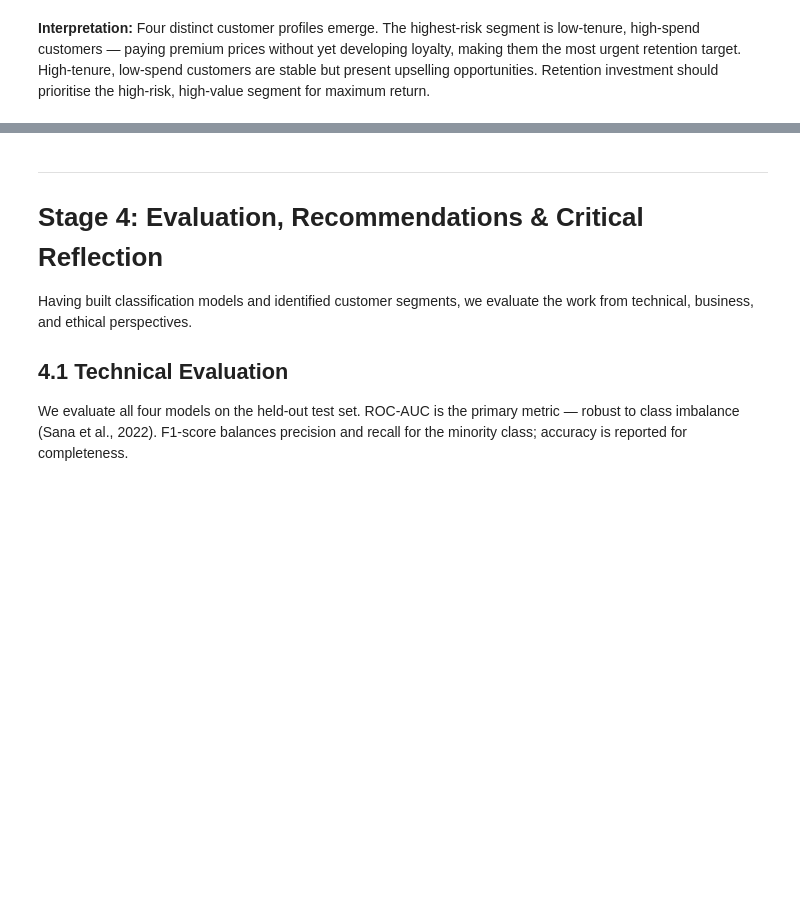
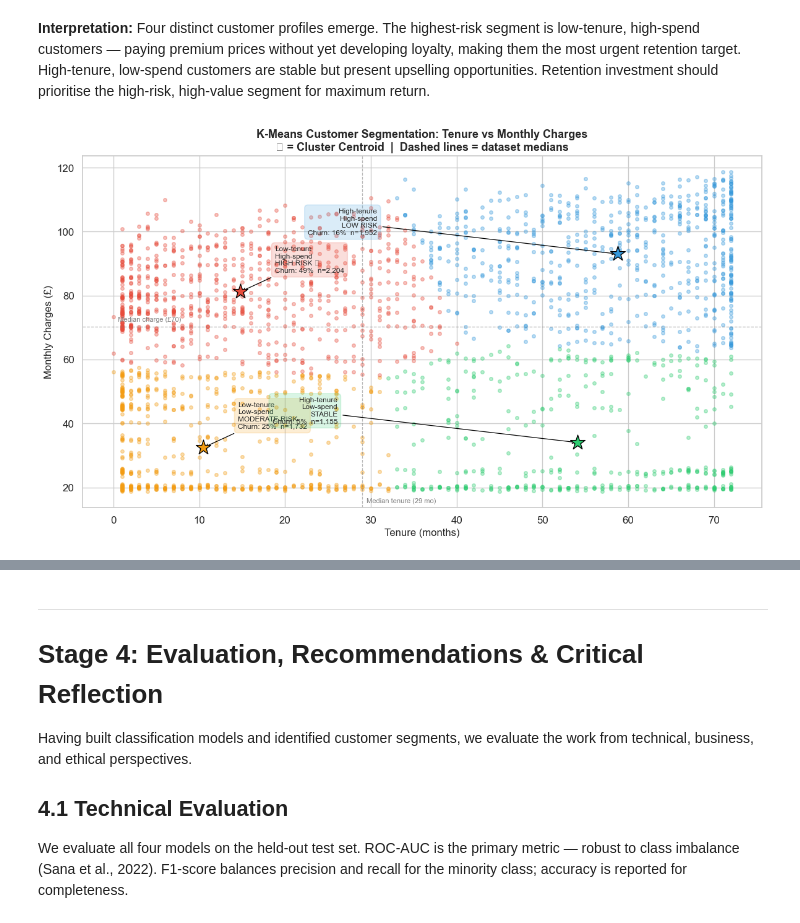
Before and after one commit to K-H-SOE/DataMining, a Jupyter notebook: Telco_Churn_jupyter.ipynb, the cells around one changed output, grey strips where cells are left out. Cells and saved outputs as stored; diff of their text form; code cells hidden in the pictures; blank space fills up the shorter version.

```diff
--- a/Telco_Churn_jupyter.ipynb
+++ b/Telco_Churn_jupyter.ipynb
@@ -333,3 +447,83 @@ Cluster
 3         1155      54.115       34.029       0.048
 # %% [markdown]
 **Interpretation:** Four distinct customer profiles emerge. The highest-risk segment is low-tenure, high-spend customers — paying premium prices without yet developing loyalty, making them the most urgent retention target. High-tenure, low-spend customers are stable but present upselling opportunities. Retention investment should prioritise the high-risk, high-value segment for maximum return.
+# %%
+# ─── K-Means Cluster Scatter Plot ─────────────────────────────────────────────
+# Derive cluster stats so labels are data-driven, not hardcoded
+cluster_stats = df.groupby('Cluster').agg(
+    avg_tenure    = ('tenure',        'mean'),
+    avg_monthly   = ('MonthlyCharges','mean'),
+    churn_rate    = ('Churn_Binary',  'mean'),
+    count         = ('tenure',        'size')
+).reset_index()
+
+# Assign business labels: low/high tenure cut at median, same for MonthlyCharges
+med_tenure  = df['tenure'].median()
+med_monthly = df['MonthlyCharges'].median()
+
+def segment_label(row):
+    hi_t = row['avg_tenure']  > med_tenure
+    hi_m = row['avg_monthly'] > med_monthly
+    rate = row['churn_rate']
+    if   hi_t and     hi_m: return 'High-tenure\nHigh-spend',  'LOW RISK',      '#3498db'
+    elif hi_t and not hi_m: return 'High-tenure\nLow-spend',   'STABLE',        '#2ecc71'
+    elif not hi_t and hi_m: return 'Low-tenure\nHigh-spend',   'HIGH RISK \u26a0', '#e74c3c'
+    else:                   return 'Low-tenure\nLow-spend',    'MODERATE RISK', '#f39c12'
+
+cluster_stats[['seg_desc','risk','colour']] = cluster_stats.apply(
+    lambda r: pd.Series(segment_label(r)), axis=1)
+
+palette = dict(zip(cluster_stats['Cluster'], cluster_stats['colour']))
+
+# ── Plot ──────────────────────────────────────────────────────────────────────
+fig, ax = plt.subplots(figsize=(12, 7))
+
+# Scatter — sample for readability (up to 2,500 points)
+sample = df.sample(n=min(2500, len(df)), random_state=42)
+for cid, grp in sample.groupby('Cluster'):
+    ax.scatter(grp['tenure'], grp['MonthlyCharges'],
+               c=palette[cid], alpha=0.35, s=16, rasterized=True)
+
+# Centroids + annotation boxes
+annot_offsets = {
+    row['Cluster']: (-28, 6) if row['avg_tenure'] > med_tenure else (4, 6)
+    for _, row in cluster_stats.iterrows()
+}
+for _, row in cluster_stats.iterrows():
+    cid = int(row['Cluster'])
+    ax.scatter(row['avg_tenure'], row['avg_monthly'],
+               c=palette[cid], s=320, marker='*',
+               edgecolors='black', linewidths=1.0, zorder=6)
+    ox, oy = annot_offsets[cid]
+    label = (f"{row['seg_desc']}\n"
+             f"{row['risk']}\n"
+             f"Churn: {row['churn_rate']:.0%}  n={int(row['count']):,}")
+    ax.annotate(label,
+                xy=(row['avg_tenure'], row['avg_monthly']),
+                xytext=(row['avg_tenure'] + ox, row['avg_monthly'] + oy),
+                fontsize=8.5, ha='left' if ox > 0 else 'right',
+                bbox=dict(boxstyle='round,pad=0.45', fc=palette[cid],
+                          alpha=0.18, ec=palette[cid], lw=1.2),
+                arrowprops=dict(arrowstyle='->', color='black', lw=0.9))
+
+# Median reference lines (quadrant guides)
+ax.axvline(x=med_tenure,  color='grey', linestyle='--', linewidth=0.9, alpha=0.55)
+ax.axhline(y=med_monthly, color='grey', linestyle='--', linewidth=0.9, alpha=0.55)
+ax.text(med_tenure + 0.5, ax.get_ylim()[0] + 1.5,
+        f'Median tenure ({med_tenure:.0f} mo)', fontsize=8, color='grey')
+ax.text(0.5, med_monthly + 1.5,
+        f'Median charge (£{med_monthly:.0f})', fontsize=8, color='grey')
+
+ax.set_xlabel('Tenure (months)', fontsize=12)
+ax.set_ylabel('Monthly Charges (£)', fontsize=12)
+ax.set_title('K-Means Customer Segmentation: Tenure vs Monthly Charges\n'
+             '★ = Cluster Centroid  |  Dashed lines = dataset medians',
+             fontsize=13, fontweight='bold')
+plt.tight_layout()
+plt.show()
+
+print("Cluster business summary:")
+print(cluster_stats[['Cluster','seg_desc','risk','avg_tenure','avg_monthly',
+                      'churn_rate','count']].to_string(index=False))
+# %% [output]
+[figure, added]
```
Also changed, not shown: parts of 10 cells of this notebook.
